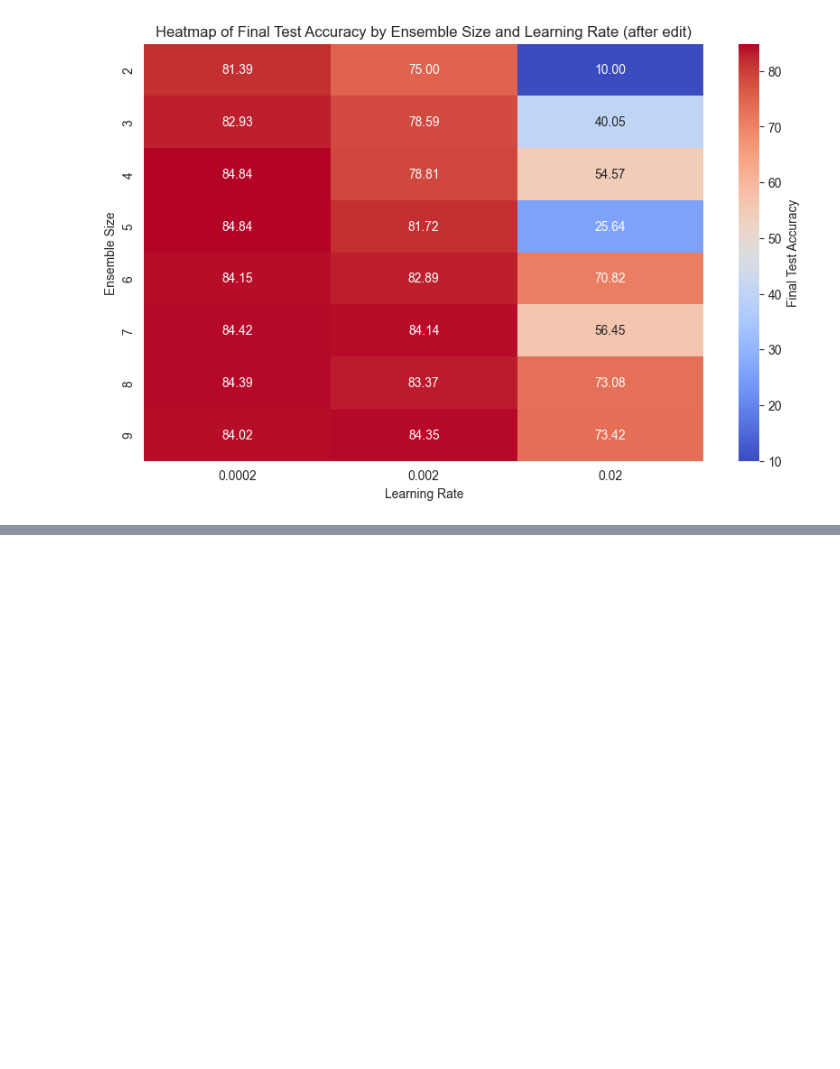
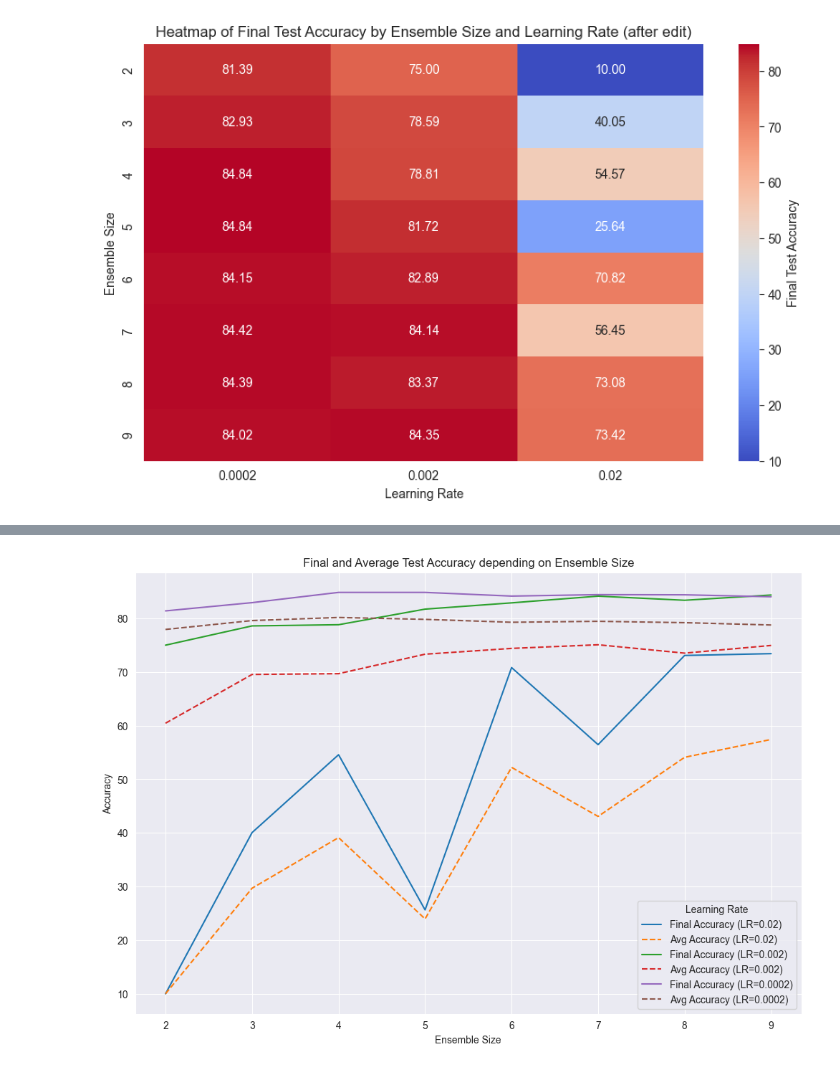
Before and after one commit to stefanielnz/P7_BatchEnsemble, a Jupyter notebook: code/CNN_Parameter_Testing.ipynb, the cells around one changed output, grey strips where cells are left out. Drawn from its saved outputs; the diff is of its cells as text; code cells hidden in the pictures; blank space fills up the shorter version.

Commit message:
plots

```diff
--- a/code/CNN_Parameter_Testing.ipynb
+++ b/code/CNN_Parameter_Testing.ipynb
@@ -398,0 +453,26 @@ plt.show()
+# %%
+import pandas as pd
+import matplotlib.pyplot as plt
+
+# Load the CSV file
+file_path = 'data/ensemble_size_results-new.csv'
+df = pd.read_csv(file_path)
+
+# Extract the relevant columns
+df_subset = df[['ensemble_size', 'lr', 'final_test_accuracy', 'avg_test_accuracy']]
+
+# Create the plot for both final and average test accuracy
+plt.figure(figsize=(12, 8))
+
+for lr_value in df_subset['lr'].unique():
+    subset = df_subset[df_subset['lr'] == lr_value]
+    plt.plot(subset['ensemble_size'], subset['final_test_accuracy'], label=f'Final Accuracy (LR={lr_value})', linestyle='-')
+    plt.plot(subset['ensemble_size'], subset['avg_test_accuracy'], label=f'Avg Accuracy (LR={lr_value})', linestyle='--')
+
+plt.xlabel('Ensemble Size')
+plt.ylabel('Accuracy')
+plt.title('Final and Average Test Accuracy depending on Ensemble Size')
+plt.legend(title='Learning Rate')
+plt.show()
+# %% [output]
+[figure, added]
```
Also changed, not shown: parts of 3 cells of this notebook.
